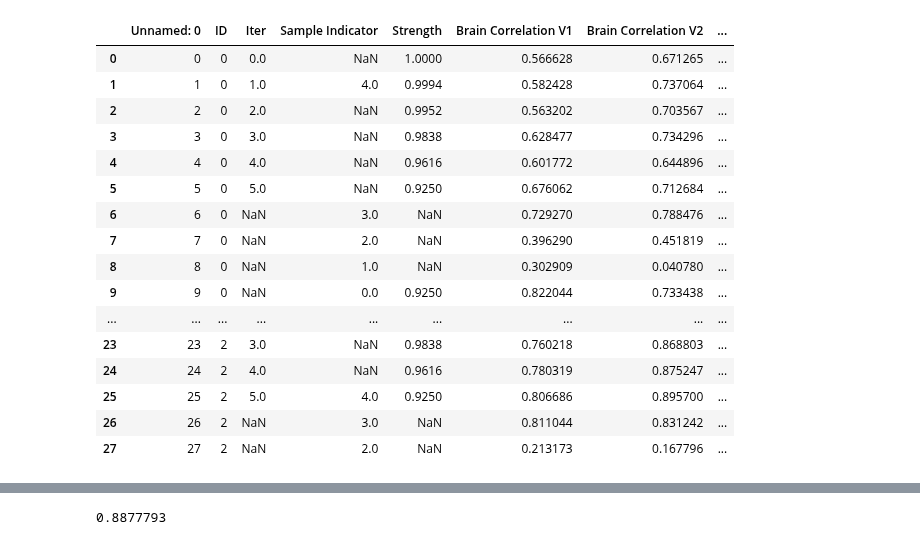
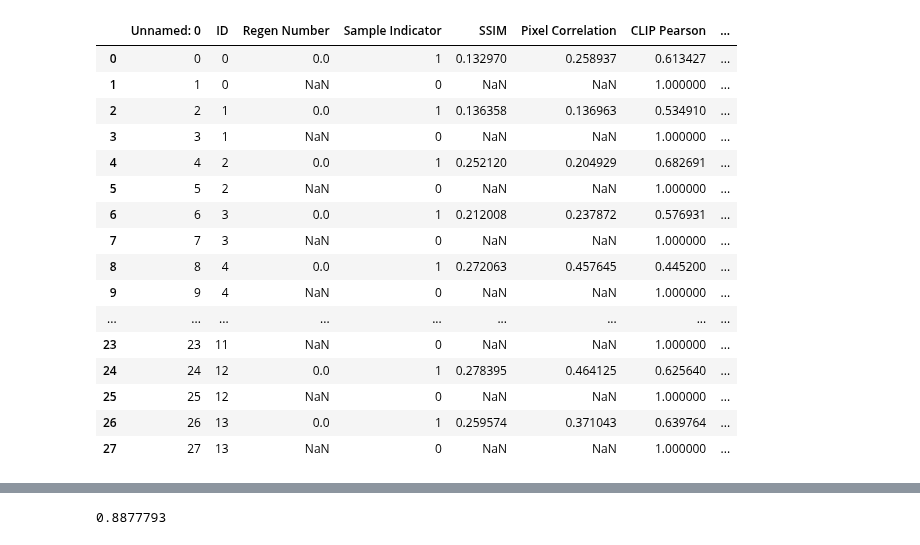
Before and after one commit to reesekneeland/Second-Sight, a Jupyter notebook: scripts/prepare_figures.ipynb, the cells around one changed output, grey strips where cells are left out. Drawn from its saved outputs; the diff is of its cells as text; code cells hidden in the pictures.

```diff
--- a/scripts/prepare_figures.ipynb
+++ b/scripts/prepare_figures.ipynb
@@ -20,53 +20,58 @@ from stochastic_search import StochasticSearch
 # log_path = "/export/raid1/home/kneel027/Second-Sight/logs/" + folder + "/statistics_df_10.csv"
 
 # folder   = "SCS VD PCA LR 10:250:5 0.3 Exp2 AE"
 # log_path = "/export/raid1/home/kneel027/Second-Sight/logs/" + folder + "/statistics_df_10.csv"
 
 # folder   = "SCS VD PCA LR 10:250:5 0.4 Exp AE"
 # #log_path = "/export/raid1/home/kneel027/Second-Sight/logs/" + folder + "/statistics_df_57.csv"
 # log_path = "/export/raid1/home/kneel027/Second-Sight/logs/" + folder + "/statistics_df_57_test.csv"
 # #log_path = "/export/raid1/home/kneel027/Second-Sight/logs/" + folder + "/statistics_df_10.csv"
 
 # folder   = "SCS VD PCA LR 10:250:5 0.6 Exp3 AE NA"
 # log_path = "/export/raid1/home/kneel027/Second-Sight/logs/" + folder + "/statistics_df_54.csv"
 # #log_path = "/export/raid1/home/kneel027/Second-Sight/logs/" + folder + "/statistics_df_10.csv"
 
 # Used in CCN
 # folder   = "SCS UC 10:250:5 0.6 Exp3 AE Fixed copy"
 # log_path = "/export/raid1/home/kneel027/Second-Sight/logs/" + folder + "/statistics_df_60.csv"
 
 # Test
 
-folder   = "SCS UC LD topn 6:100:4 Dual Guided clip_iter 18"
-log_path = "/export/raid1/home/kneel027/Second-Sight/logs/subject1/" + folder + "/statistics_df_20.csv"
+# folder   = "SCS UC LD topn 6:100:4 Dual Guided clip_iter 18"
+# log_path = "/export/raid1/home/kneel027/Second-Sight/logs/subject1/" + folder + "/statistics_df_20.csv"
 
-df = pd.read_csv(log_path)
+# Brain Diffuser
+subject = 1
+folder = "Brain Diffuser"
+directory_path = "/export/raid1/home/ojeda040/Second-Sight/reconstructions/subject" + str(subject) + "/" + folder + "/statistics_df_982.csv"
+
+df = pd.read_csv(directory_path)
 df.head(28)
 
 # Sample Indicator:
     #   0 --> Ground Truth
     #   1 --> Ground Truth CLIP
     #   2 --> Decoded CLIP Only
     #   3 --> Library Reconstruction
     #   4 --> Search Reconstruction
 # %% [output]
-|  | Unnamed: 0 | ID | Iter | Sample Indicator | Strength | Brain Correlation V1 | Brain Correlation V2 | ... |
-| 0 | 0 | 0 | 0.0 | NaN | 1.0000 | 0.566628 | 0.671265 | ... |
-| 1 | 1 | 0 | 1.0 | 4.0 | 0.9994 | 0.582428 | 0.737064 | ... |
-| 2 | 2 | 0 | 2.0 | NaN | 0.9952 | 0.563202 | 0.703567 | ... |
-| 3 | 3 | 0 | 3.0 | NaN | 0.9838 | 0.628477 | 0.734296 | ... |
-| 4 | 4 | 0 | 4.0 | NaN | 0.9616 | 0.601772 | 0.644896 | ... |
-| 5 | 5 | 0 | 5.0 | NaN | 0.9250 | 0.676062 | 0.712684 | ... |
-| 6 | 6 | 0 | NaN | 3.0 | NaN | 0.729270 | 0.788476 | ... |
-| 7 | 7 | 0 | NaN | 2.0 | NaN | 0.396290 | 0.451819 | ... |
-| 8 | 8 | 0 | NaN | 1.0 | NaN | 0.302909 | 0.040780 | ... |
-| 9 | 9 | 0 | NaN | 0.0 | 0.9250 | 0.822044 | 0.733438 | ... |
+|  | Unnamed: 0 | ID | Regen Number | Sample Indicator | SSIM | Pixel Correlation | CLIP Pearson | ... |
+| 0 | 0 | 0 | 0.0 | 1 | 0.132970 | 0.258937 | 0.613427 | ... |
+| 1 | 1 | 0 | NaN | 0 | NaN | NaN | 1.000000 | ... |
+| 2 | 2 | 1 | 0.0 | 1 | 0.136358 | 0.136963 | 0.534910 | ... |
+| 3 | 3 | 1 | NaN | 0 | NaN | NaN | 1.000000 | ... |
+| 4 | 4 | 2 | 0.0 | 1 | 0.252120 | 0.204929 | 0.682691 | ... |
+| 5 | 5 | 2 | NaN | 0 | NaN | NaN | 1.000000 | ... |
+| 6 | 6 | 3 | 0.0 | 1 | 0.212008 | 0.237872 | 0.576931 | ... |
+| 7 | 7 | 3 | NaN | 0 | NaN | NaN | 1.000000 | ... |
+| 8 | 8 | 4 | 0.0 | 1 | 0.272063 | 0.457645 | 0.445200 | ... |
+| 9 | 9 | 4 | NaN | 0 | NaN | NaN | 1.000000 | ... |
 | ... | ... | ... | ... | ... | ... | ... | ... | ... |
-| 23 | 23 | 2 | 3.0 | NaN | 0.9838 | 0.760218 | 0.868803 | ... |
-| 24 | 24 | 2 | 4.0 | NaN | 0.9616 | 0.780319 | 0.875247 | ... |
-| 25 | 25 | 2 | 5.0 | 4.0 | 0.9250 | 0.806686 | 0.895700 | ... |
-| 26 | 26 | 2 | NaN | 3.0 | NaN | 0.811044 | 0.831242 | ... |
-| 27 | 27 | 2 | NaN | 2.0 | NaN | 0.213173 | 0.167796 | ... |
+| 23 | 23 | 11 | NaN | 0 | NaN | NaN | 1.000000 | ... |
+| 24 | 24 | 12 | 0.0 | 1 | 0.278395 | 0.464125 | 0.625640 | ... |
+| 25 | 25 | 12 | NaN | 0 | NaN | NaN | 1.000000 | ... |
+| 26 | 26 | 13 | 0.0 | 1 | 0.259574 | 0.371043 | 0.639764 | ... |
+| 27 | 27 | 13 | NaN | 0 | NaN | NaN | 1.000000 | ... |
 # %%
 # Statistical Analysis
 
```
Also changed, not shown: parts of 2 cells of this notebook, 2 other files.
